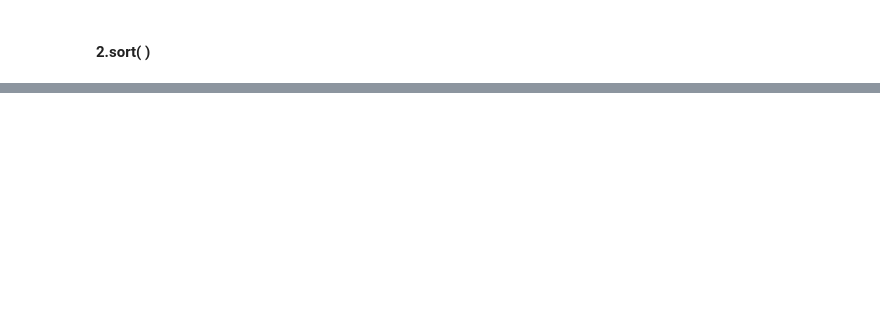
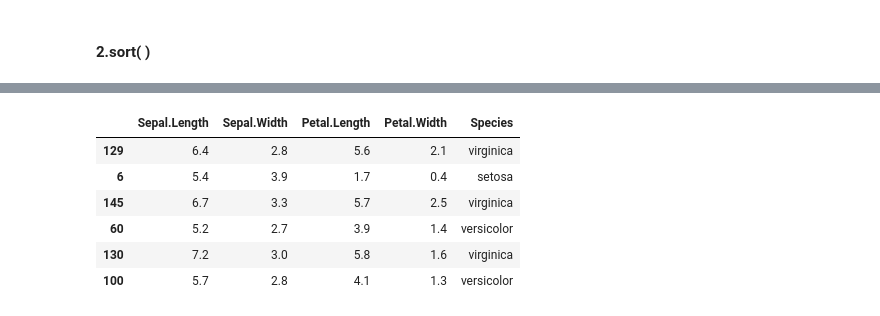
Before and after one commit to tommylee8939/TIL, a Jupyter notebook: R/R_정리/R10 ; data.frame functions-2.ipynb, the cells around one changed output, grey strips where cells are left out. Drawn from its saved outputs; the diff is of its cells as text; code cells hidden in the pictures; blank space fills up the shorter version.

```diff
--- a/R/R_정리/R10 ; data.frame functions-2.ipynb
+++ b/R/R_정리/R10 ; data.frame functions-2.ipynb
@@ -51,0 +139,12 @@ sort(iris$Sepal.Length)
+# %%
+# 행 index를 샘플링 후 인덱싱 하면 된다
+idx <- sample(1:nrow(iris),trunc(nrow(iris)*0.7))
+head(iris[idx,])
+# %% [output]
+|  | Sepal.Length | Sepal.Width | Petal.Length | Petal.Width | Species |
+| 129 | 6.4 | 2.8 | 5.6 | 2.1 | virginica |
+| 6 | 5.4 | 3.9 | 1.7 | 0.4 | setosa |
+| 145 | 6.7 | 3.3 | 5.7 | 2.5 | virginica |
+| 60 | 5.2 | 2.7 | 3.9 | 1.4 | versicolor |
+| 130 | 7.2 | 3.0 | 5.8 | 1.6 | virginica |
+| 100 | 5.7 | 2.8 | 4.1 | 1.3 | versicolor |
```
Also changed, not shown: parts of 24 cells of this notebook.
